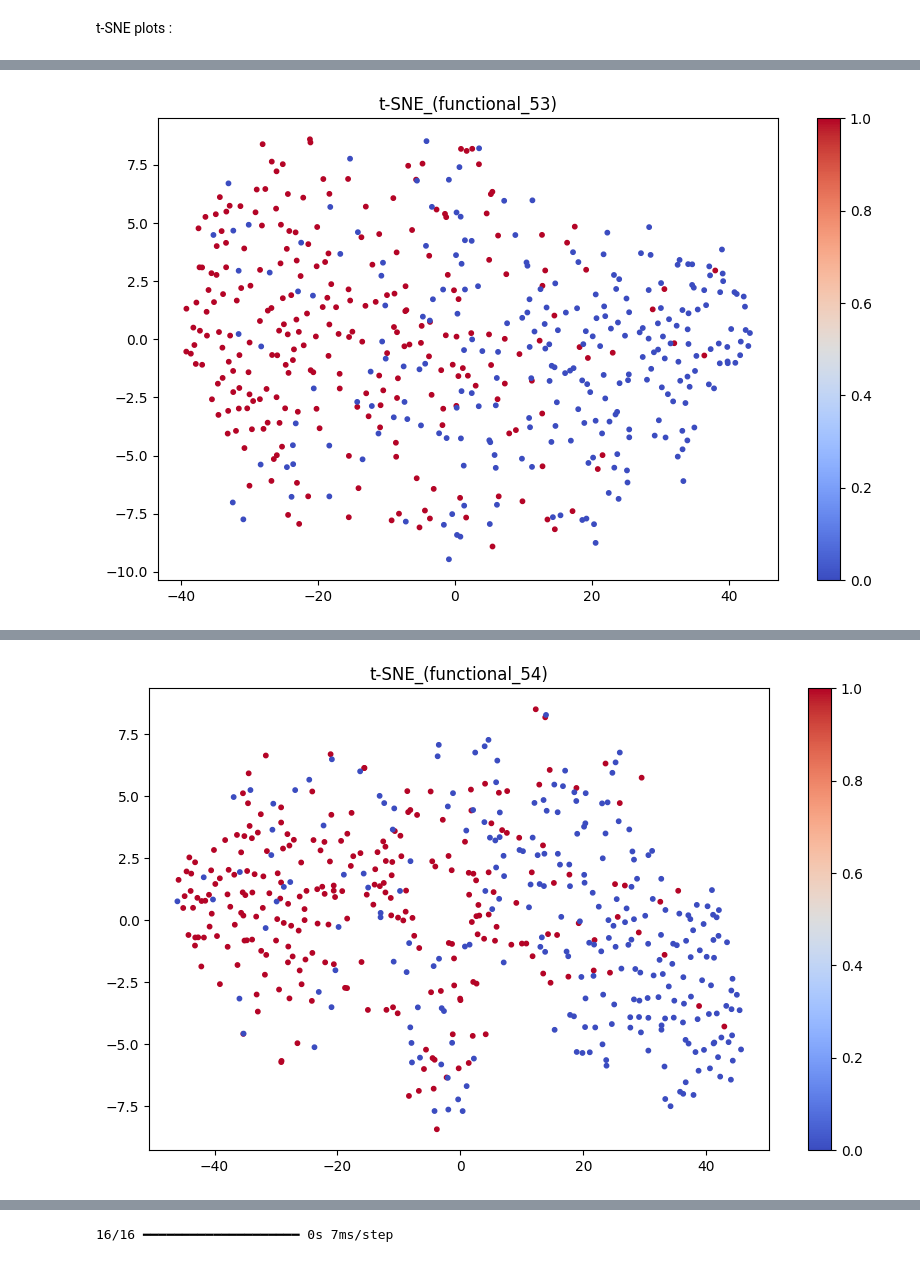
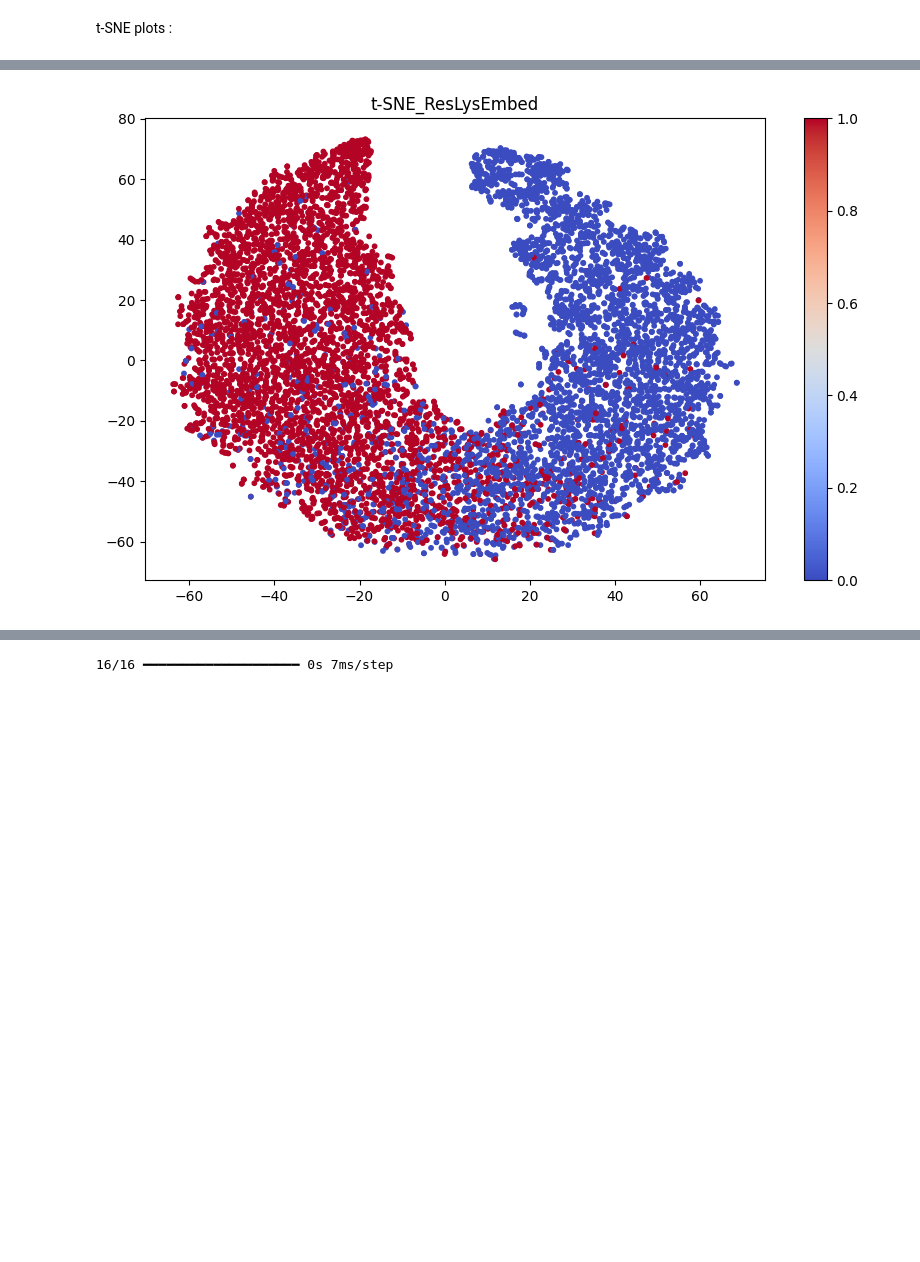
Before and after one commit to Sheldor7701/ResLysEmbed, a Jupyter notebook: Training_Code.ipynb, the cells around one changed output, grey strips where cells are left out. Saved outputs shown, nothing was run; the diff lists cells and outputs as text; code cells hidden in the pictures; blank space fills up the shorter version.

```diff
--- a/Training_Code.ipynb
+++ b/Training_Code.ipynb
@@ -177,10 +162,16 @@ train = pd.read_csv('Embeddings/Prot_t5/train_t5_pssm.csv')
 val = pd.read_csv('Embeddings/Prot_t5/val_t5_pssm.csv')
 test = pd.read_csv('Embeddings/Prot_t5/test_t5_pssm.csv')
 
+# train = pd.read_csv('Embeddings/ESM_650/train_esm650.csv')
+# val = pd.read_csv('Embeddings/ESM_650/val_esm650.csv')
+# test = pd.read_csv('Embeddings/ESM_650/test_esm650.csv')
+
+train = pd.concat([train, val])
 
 print(train.shape)
 print(val.shape)
 print(test.shape)
+
 
 # Convert the embedding strings to numpy arrays
 X_train_embeddings = train['embedding'].apply(lambda x: np.array([float(i) for i in x.strip('[]').split()]))
@@ -1347,10 +1346,10 @@ def cross_validate_model(model_name, X, X_pt5, y, kf, X_PSSM = None):
         # Evaluate the model
         if X_PSSM is None:
             accuracy, mcc, auc, auprc, precision, recall, specificity, f1 = evaluate_model(model, X_val, X_val_pt5,
-                                                                                            X_val_PSSM=None, y_val=y_val, print_metrics=True)
+                                                                                            X_val_PSSM=None, y_val=y_val, print_metrics=False)
         else:
             accuracy, mcc, auc, auprc, precision, recall, specificity, f1 = evaluate_model(model, X_val, X_val_pt5,
-                                                                                            X_val_PSSM, y_val, print_metrics=True)
+                                                                                            X_val_PSSM, y_val, print_metrics=False)
         # Append the results to the lists
         accuracies.append(accuracy)
         mccs.append(mcc)
@@ -1375,34 +1374,29 @@ def cross_validate_model(model_name, X, X_pt5, y, kf, X_PSSM = None):
 
     return np.concatenate(y_trues), np.concatenate(y_probs), aucs, auprcs
 
-X_train_num = np.concatenate([X_train_num, X_val_num])
-X_train_embeddings = np.concatenate([X_train_embeddings, X_val_embeddings])
-X_train_PSSM = np.concatenate([X_train_PSSM, X_val_PSSM])
-y_train = np.concatenate([y_train, y_val])
-
 # Perform cross-validation for the 6 models
 # cross_validate_model('simple_model', X_train_num, X_train_embeddings, y_train, kf)
 # cross_validate_model('inception_model', X_train_num, X_train_embeddings, y_train, kf)
 res_y_trues, res_y_probs, res_aucs, res_auprcs = cross_validate_model('res_model', X_train_num, X_train_embeddings, y_train, kf)
 # cross_validate_model('simple_pssm_model', X_train_num, X_train_embeddings, y_train, kf, X_train_PSSM)
 # cross_validate_model('inception_pssm_model', X_train_num, X_train_embeddings, y_train, kf, X_train_PSSM)
-res_pssm_y_trues, res_pssm_y_probs, res_pssm_aucs, res_pssm_auprcs = cross_validate_model('res_pssm_model',
-                                                                                          X_train_num, X_train_embeddings, y_train, kf, X_train_PSSM)
+# res_pssm_y_trues, res_pssm_y_probs, res_pssm_aucs, res_pssm_auprcs = cross_validate_model('res_pssm_model',
+#                                                                                           X_train_num, X_train_embeddings, y_train, kf, X_train_PSSM)
 
 LM_y_true_all = np.load('Thesis-Results/LM_y_true_all.npy')
 LM_y_pred_all = np.load('Thesis-Results/LM_y_pred_all.npy')
 LM_y_pred_proba_all = np.load('Thesis-Results/LM_y_pred_proba_all.npy')
 
-# Plot ROC and PR curves for all models in a single plot
+# # Plot ROC and PR curves for all models in a single plot
 from sklearn.metrics import roc_curve, precision_recall_curve, average_precision_score
 import matplotlib.pyplot as plt
 
 fpr_res, tpr_res, _ = roc_curve(res_y_trues, res_y_probs)
-fpr_res_pssm, tpr_res_pssm, _ = roc_curve(res_pssm_y_trues, res_pssm_y_probs)
+# fpr_res_pssm, tpr_res_pssm, _ = roc_curve(res_pssm_y_trues, res_pssm_y_probs)
 fpr_lm, tpr_lm, _ = roc_curve(LM_y_true_all, LM_y_pred_proba_all)
 plt.figure()
 plt.plot(fpr_res, tpr_res, color='blue', label='ResNet (AUC = %0.2f)' % roc_auc_score(res_y_trues, res_y_probs))
-plt.plot(fpr_res_pssm, tpr_res_pssm, color='green', label='ResNet + PSSM (AUC = %0.2f)' % roc_auc_score(res_pssm_y_trues, res_pssm_y_probs))
+# plt.plot(fpr_res_pssm, tpr_res_pssm, color='green', label='ResNet + PSSM (AUC = %0.2f)' % roc_auc_score(res_pssm_y_trues, res_pssm_y_probs))
 plt.plot(fpr_lm, tpr_lm, color='red', label='LMSuccSite (AUC = %0.2f)' % roc_auc_score(LM_y_true_all, LM_y_pred_proba_all))
 plt.plot([0, 1], [0, 1], color='gray', linestyle='--')
 plt.xlabel('False Positive Rate')
@@ -1413,11 +1407,11 @@ plt.savefig('ROC_curve.pdf', format='pdf', bbox_inches='tight')
 plt.show()
 
 precision_res, recall_res, _ = precision_recall_curve(res_y_trues, res_y_probs)
-precision_res_pssm, recall_res_pssm, _ = precision_recall_curve(res_pssm_y_trues, res_pssm_y_probs)
+# precision_res_pssm, recall_res_pssm, _ = precision_recall_curve(res_pssm_y_trues, res_pssm_y_probs)
 precision_lm, recall_lm, _ = precision_recall_curve(LM_y_true_all, LM_y_pred_proba_all)
 plt.figure()
 plt.plot(recall_res, precision_res, color='blue', label='ResNet (AUPRC = %0.2f)' % average_precision_score(res_y_trues, res_y_probs))
-plt.plot(recall_res_pssm, precision_res_pssm, color='green', label='ResNet + PSSM (AUPRC = %0.2f)' % average_precision_score(res_pssm_y_trues, res_pssm_y_probs))
+# plt.plot(recall_res_pssm, precision_res_pssm, color='green', label='ResNet + PSSM (AUPRC = %0.2f)' % average_precision_score(res_pssm_y_trues, res_pssm_y_probs))
 plt.plot(recall_lm, precision_lm, color='red', label='LMSuccSite (AUPRC = %0.2f)' % average_precision_score(LM_y_true_all, LM_y_pred_proba_all))
 plt.xlabel('Recall')
 plt.ylabel('Precision')
@@ -1590,17 +1609,22 @@ plot_tsne(X_concat, y_test, 't-SNE_raw_input')
 # %%
 # Define a function to extract features from the penultimate layer
 from keras.models import Model
+from keras.models import load_model
+
+simple_model = load_model('Thesis-Results/Models/Full Models/simple_model.h5')
+inception_model = load_model('Thesis-Results/Models/Full Models/inception_model.h5')
+res_model = load_model('Thesis-Results/Models/Full Models/res_model.h5')
 
 def get_penultimate_layer_output(model, input_data):
     # Get the output of the second-to-last layer (penultimate)
-    penultimate_layer_model = Model(inputs=model.input, outputs=model.layers[-2].output)
+    penultimate_layer_model = Model(inputs=model.input, outputs=model.layers[-3].output)
     return penultimate_layer_model.predict(input_data)
 
-models = [ simple_model, inception_model, res_model]
+models = [ res_model]
 # Extract features from the penultimate layer after training
 for model in models:
-    penultimate_output = get_penultimate_layer_output(model, [X_test_num, X_test_embeddings])
+    penultimate_output = get_penultimate_layer_output(model, [X_train_num, X_train_embeddings])
 
     # Plot t-SNE for the penultimate layer features
-    plot_tsne(penultimate_output, y_test, f't-SNE_({model.name})')
+    plot_tsne(penultimate_output, y_train, f't-SNE_ResLysEmbed')
 # %% [output]
@@ -1608 +1635 @@ for model in models:
-[figure, old version]
+[figure, new version]
@@ -1610 +1635,0 @@ for model in models:
-[figure, removed]
```
Also changed, not shown: parts of 16 cells of this notebook, 2 other files.
